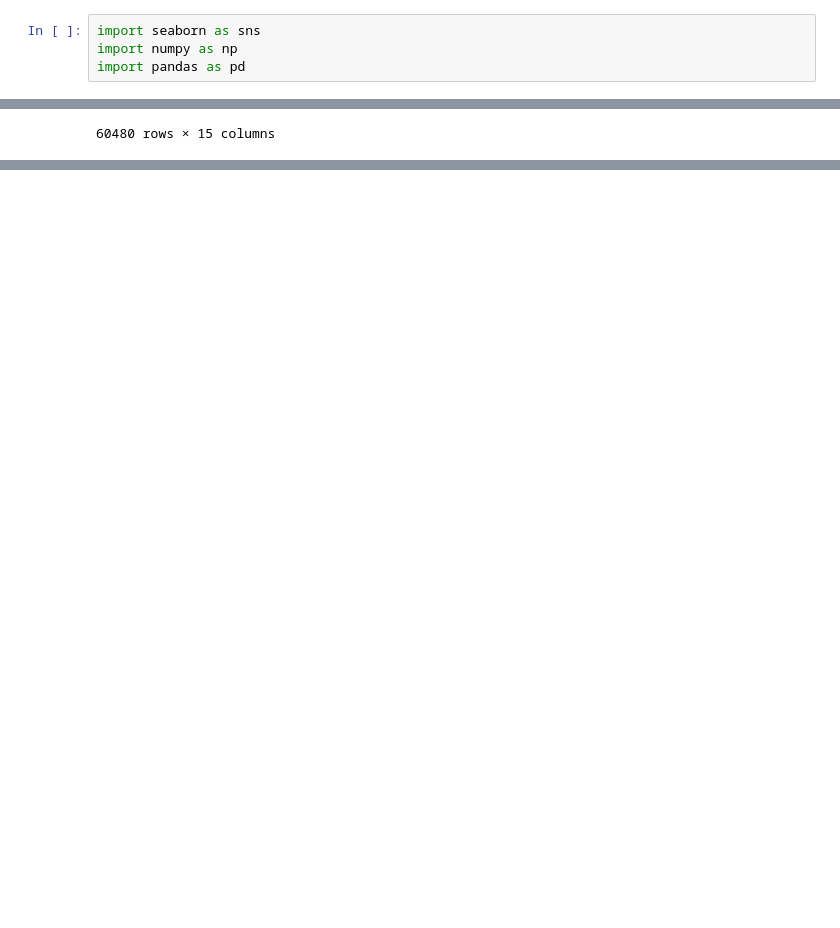
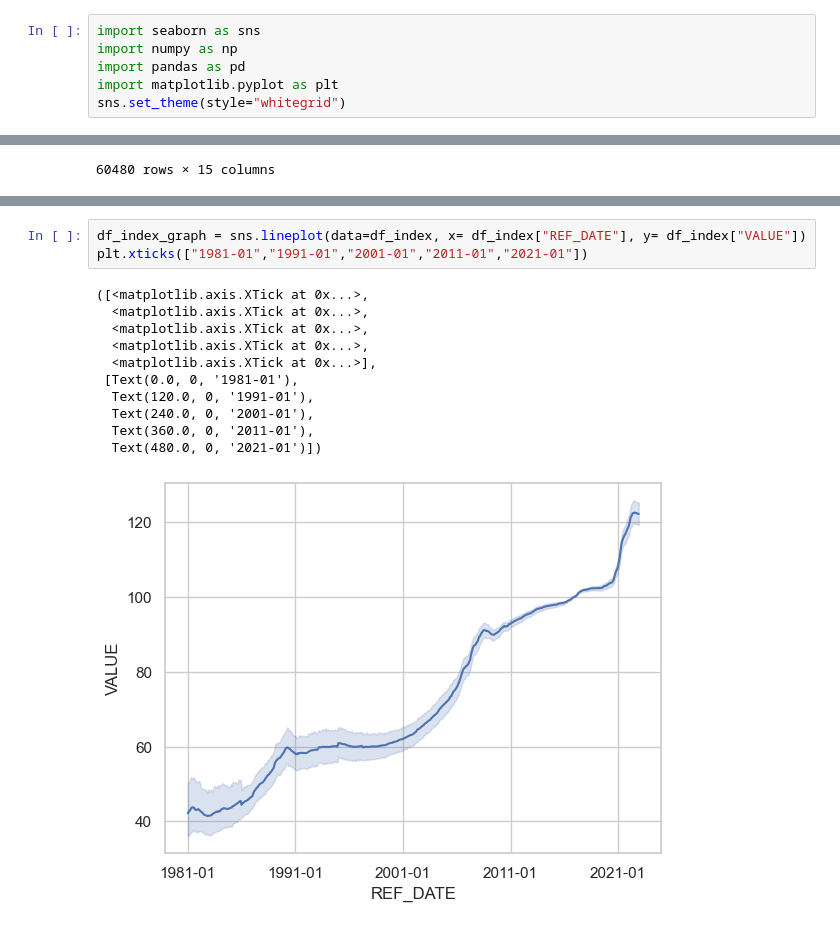
Before and after one commit to ubco-W2022T2-data301/project-group-group-2, a Jupyter notebook: analysis/analysis1.ipynb, the cells around one changed output, grey strips where cells are left out. Cells and saved outputs as stored; diff of their text form; blank space fills up the shorter version.

```diff
--- a/analysis/analysis1.ipynb
+++ b/analysis/analysis1.ipynb
@@ -12,6 +12,8 @@ This question will need to look at the current data, as well as recent history d
 import seaborn as sns
 import numpy as np
 import pandas as pd
+import matplotlib.pyplot as plt
+sns.set_theme(style="whitegrid")
 # %%
 df_index= pd.read_csv("../data/raw/Montly Data/Montly-index.csv")
 df_quality = pd.read_csv("../data/raw/Quality Long-Form Data/Housing-quality.csv")
@@ -111,3 +113,18 @@ df_index_year_month
 |  | 175.1 | 347.0 | 0.0 | 18.1 | NaN | NaN | 1.0 |
 |  | 188.9 | 347.0 | 0.0 | 18.2 | NaN | NaN | 1.0 |
 36402 rows × 6 columns
+# %%
+df_index_graph = sns.lineplot(data=df_index, x= df_index["REF_DATE"], y= df_index["VALUE"])
+plt.xticks(["1981-01","1991-01","2001-01","2011-01","2021-01"])
+# %% [output]
+([<matplotlib.axis.XTick at 0x...>,
+  <matplotlib.axis.XTick at 0x...>,
+  <matplotlib.axis.XTick at 0x...>,
+  <matplotlib.axis.XTick at 0x...>,
+  <matplotlib.axis.XTick at 0x...>],
+ [Text(0.0, 0, '1981-01'),
+  Text(120.0, 0, '1991-01'),
+  Text(240.0, 0, '2001-01'),
+  Text(360.0, 0, '2011-01'),
+  Text(480.0, 0, '2021-01')])
+[figure, added]
```
Also changed, not shown: parts of 1 cell of this notebook.
